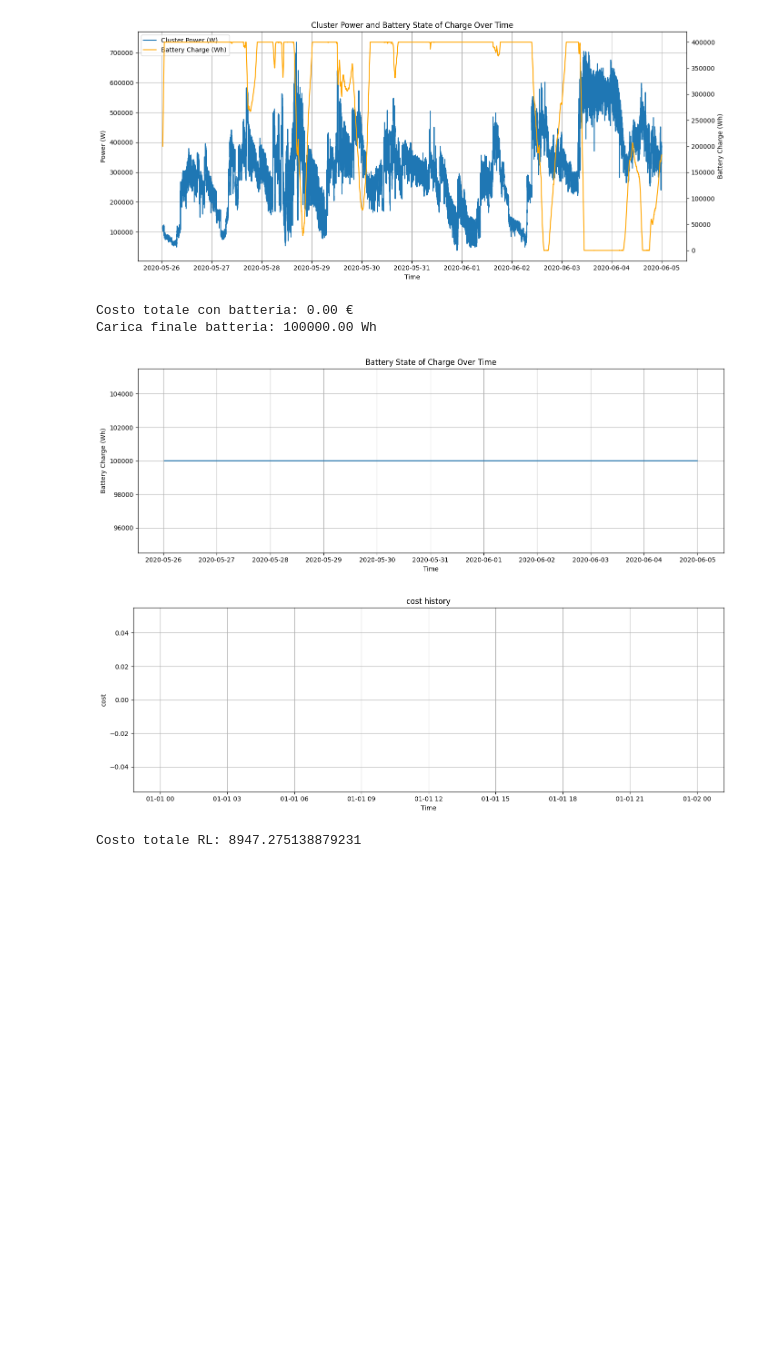
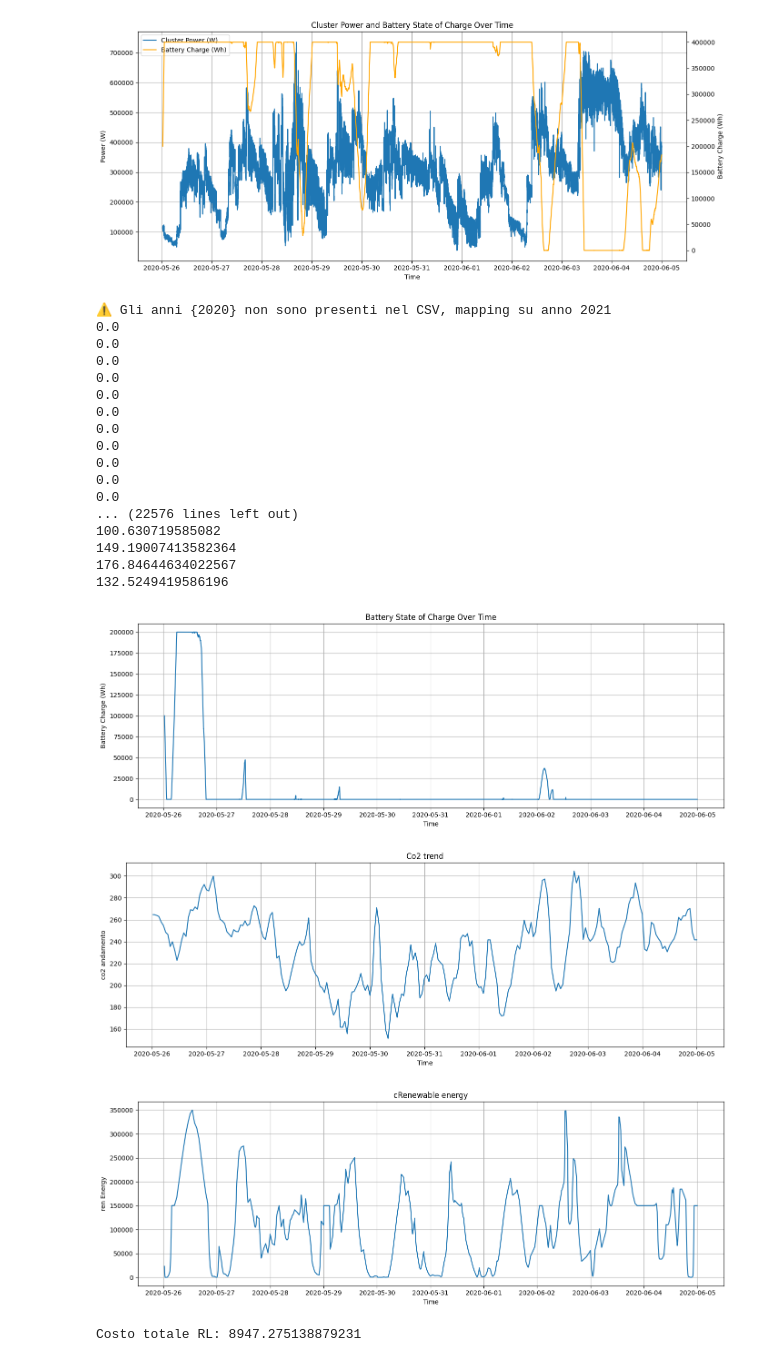
Before and after one commit to alessandroPetz/rl_hpc_power_aware, a Jupyter notebook: test_simulations.ipynb, the cells around one changed output. Saved outputs shown, nothing was run; the diff lists cells and outputs as text; code cells hidden in the pictures; blank space fills up the shorter version.

```diff
--- a/test_simulations.ipynb
+++ b/test_simulations.ipynb
@@ -461,6 +461,7 @@ import matplotlib.pyplot as plt
 import matplotlib.dates as mdates
 import sys
 from renewable_real import RenewableModels
+from co2 import CarbonIntensityModels
 
 def dynamic_low_price(timestamp):
     hour = timestamp.hour
@@ -474,6 +475,10 @@ def dynamic_low_price(timestamp):
 # ---------------------------
 # PARAMETRI
 # ---------------------------
+
+# fattore medio (gCO2 per kWh) — scegli il valore adatto (es. 270 gCO2/kWh per ITA come esempio)
+CO2_G_PER_KWH_STATIC = 270.0
+
 THRESHOLD = 400000          # W
 
 BATTERY_CAPACITY = 200000          # Wh
@@ -485,11 +490,13 @@ MAX_DISCHARGE_RATE = 200000         # 1-C
 
 battery = BATTERY_INITIAL_CHARGE
 total_cost = 0
+total_co2_g = 0
 
 battery_history = []
 time_history = []
 curtailment_history = []
 cost_history = []
+co2_history_g = []
 
 df = pd.read_csv("cluster_power_only_nodes_10days.csv") #[8641:]
 # df = pd.read_csv("cluster_power_only_nodes.csv")
@@ -498,20 +505,22 @@ df["time"] = pd.to_datetime(df["time"], utc=True)
 df["dt_hours"] = df["time"].diff().dt.total_seconds() / 3600
 df["dt_hours"] = df["dt_hours"].fillna(0)
 
-
+# INSERISCO PREZZI
 df["price_base"] = df["time"].apply(dynamic_low_price)
 
-#rm = RenewableModels(seed=42)   # seed diverso per training
-rm = RenewableModels()   # seed diverso per training
-
+# INSERISCO VALORI RINNOVABILI
+rm = RenewableModels()   # seed diverso per trainin
 #df["P_solar"] = rm.solar_cloudy2(df)
 #df["P_solar"] = rm.solar_simple(df)
 #df["P_wind"] = rm.wind_stochastic(df)
 #df["P_wind"] = rm.wind_uniform(df)
 df["P_wind"] = rm.wind_from_openmeteo(df)
 df["P_solar"] = rm.solar_from_openmeteo(df)
+df["P_ren"]   = df["P_solar"] + df["P_wind"]
 
-df["P_ren"]   = df["P_solar"] + df["P_wind"]
+# INSERISCO VALORI C02
+cm = CarbonIntensityModels(csv_file="Co2_IT-NO_2021-2024_hourly.csv")
+df["co2_intensity"] = cm.co2_from_csv(df)
 
 
 # df["energy_Wh"] = df["power"] * df["dt_hours"]
@@ -522,6 +531,8 @@ df["P_ren"]   = df["P_solar"] + df["P_wind"]
 for idx, row in df.iterrows():
     COST_LOW = row["price_base"]
     COST_HIGH = COST_LOW * 3
+
+    CO2_G_PER_KWH = row["co2_intensity"]
 
     P_load = row["power"]        # W, carico del cluster
     P_ren  = row["P_ren"]        # W, rinnovabili disponibili
@@ -544,6 +555,7 @@ for idx, row in df.iterrows():
         curtailment_history.append(E_curtail)
         # non c'è costo perché rinnovabili + carica gratis
         total_cost += 0
+        total_co2_g +=0
 
         # tutto il carico è stato coperto da rinnovabili (P_from_ren == P_load)
         # non serve altra azione in questo step
@@ -551,6 +563,7 @@ for idx, row in df.iterrows():
         battery_history.append(battery)
         time_history.append(t)
         cost_history.append(0)
+        co2_history_g.append(0)
         continue   # va al ciclo dopo, perchè tutto coperto
 
     # 2) se qui, P_ren <= P_load -> ci sono rinnovabili ma non sufficienti
@@ -581,40 +594,72 @@ for idx, row in df.iterrows():
     total_cost += cost
     cost_history.append(cost)
 
+    # co2
+    co2_g = (E_base + E_peak) / 1000 * CO2_G_PER_KWH
+    total_co2_g += co2_g
+    co2_history_g.append(co2_g)
+
+
     # curtailment zero in questo ramo (nessun eccesso)
     curtailment_history.append(0)
 
     # storico
     battery_history.append(battery)
     time_history.append(t)
 
 
 
 print(f"Costo totale con batteria: {total_cost:.2f} €")
+print(f"CO2 totale (kg): {total_co2_g/1000:.3f}")
 print(f"Carica finale batteria: {battery:.2f} Wh")
 
 plt.figure(figsize=(14, 5))
 plt.plot(time_history, battery_history)
 plt.xlabel("Time")
 plt.ylabel("Battery Charge (Wh)")
 plt.title("Battery State of Charge Over Time")
 plt.grid(True)
 plt.tight_layout()
 plt.show()
 
 plt.figure(figsize=(14, 5))
-plt.plot(time_history, df["P_ren"])
+plt.plot(time_history, df["co2_intensity"])
 plt.xlabel("Time")
-plt.ylabel("cost")
-plt.title("cost history")
+plt.ylabel("co2 andamento")
+plt.title("Co2 trend")
 plt.grid(True)
 plt.tight_layout()
 plt.show()
+
+plt.figure(figsize=(14, 5))
+plt.plot(time_history, df["P_ren"])
+plt.xlabel("Time")
+plt.ylabel("ren Energy")
+plt.title("cRenewable energy")
+plt.grid(True)
+plt.tight_layout()
+plt.show()
 # %% [output]
-Costo totale con batteria: 0.00 €
-Carica finale batteria: 100000.00 Wh
+⚠️ Gli anni {2020} non sono presenti nel CSV, mapping su anno 2021
+0.0
+0.0
+0.0
+0.0
+0.0
+0.0
+0.0
+0.0
+0.0
+0.0
+0.0
+... (22576 lines left out)
+100.630719585082
+149.19007413582364
+176.84644634022567
+132.5249419586196
-[figure, old version]
+[figure, new version]
-[figure, old version]
+[figure, new version]
+[figure, added]
 # %%
 # test saved model
 
```
Also changed, not shown: 5 other files.
